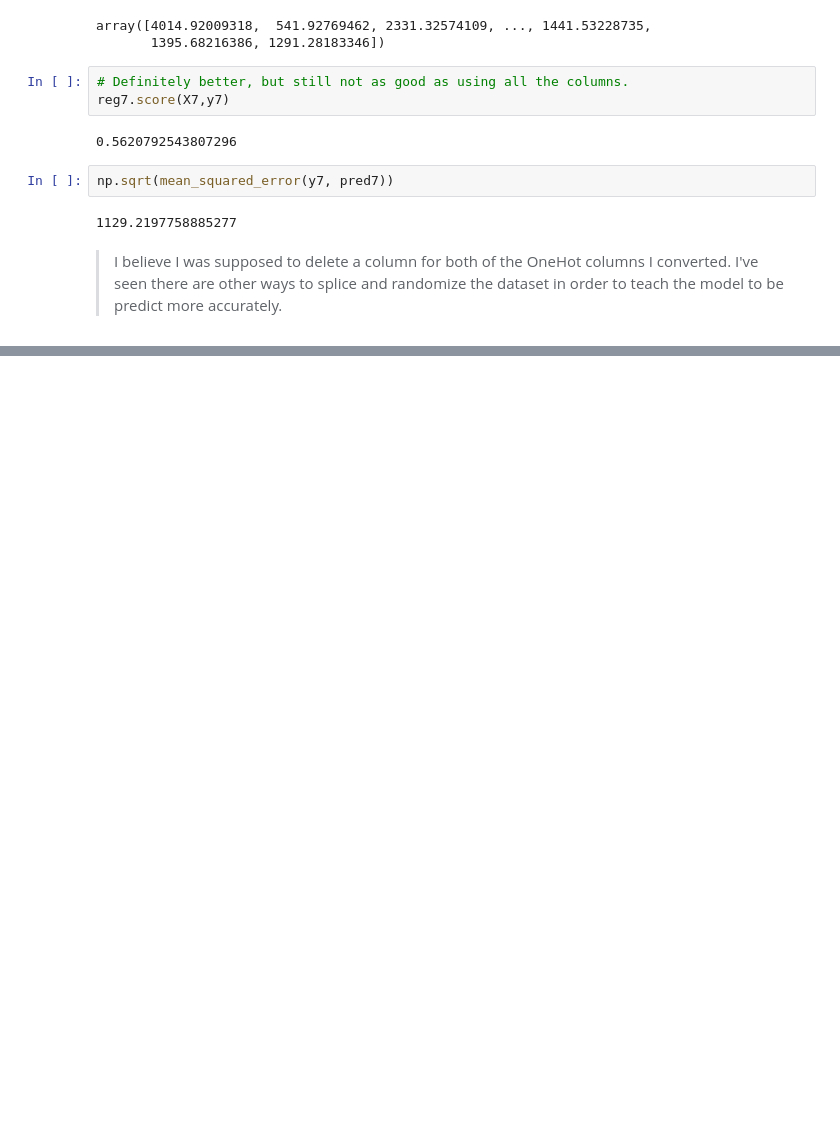
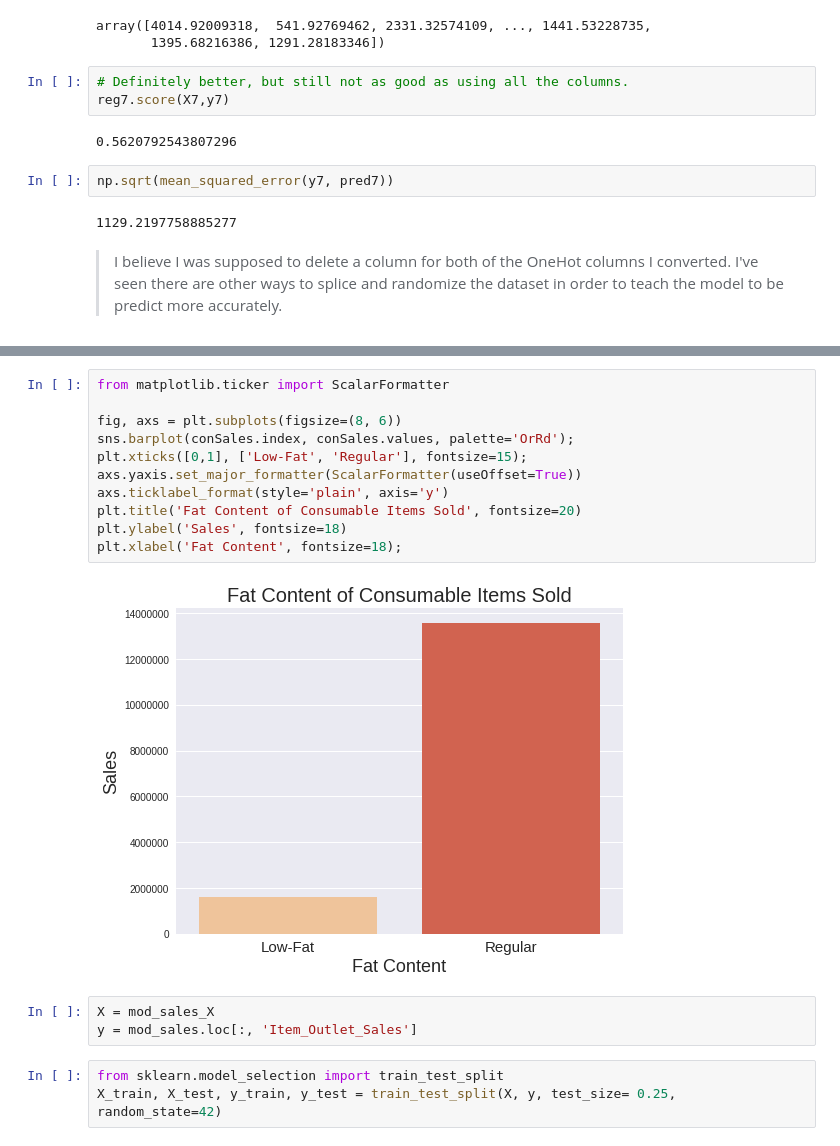
Before and after one commit to janaeam/food-sales-predictions, a Jupyter notebook: Data_Cleaning.ipynb, the cells around one changed output, grey strips where cells are left out. Saved outputs shown, nothing was run; the diff lists cells and outputs as text; blank space fills up the shorter version.

```diff
--- a/Data_Cleaning.ipynb
+++ b/Data_Cleaning.ipynb
@@ -1666,0 +1810,19 @@ np.sqrt(mean_squared_error(y7, pred7))
+# %%
+from matplotlib.ticker import ScalarFormatter
+
+fig, axs = plt.subplots(figsize=(8, 6))
+sns.barplot(conSales.index, conSales.values, palette='OrRd');
+plt.xticks([0,1], ['Low-Fat', 'Regular'], fontsize=15);
+axs.yaxis.set_major_formatter(ScalarFormatter(useOffset=True))
+axs.ticklabel_format(style='plain', axis='y')
+plt.title('Fat Content of Consumable Items Sold', fontsize=20)
+plt.ylabel('Sales', fontsize=18)
+plt.xlabel('Fat Content', fontsize=18);
+# %% [output]
+[figure, added]
+# %%
+X = mod_sales_X
+y = mod_sales.loc[:, 'Item_Outlet_Sales']
+# %%
+from sklearn.model_selection import train_test_split
+X_train, X_test, y_train, y_test = train_test_split(X, y, test_size= 0.25, random_state=42)
```
Also changed, not shown: parts of 40 cells of this notebook.
